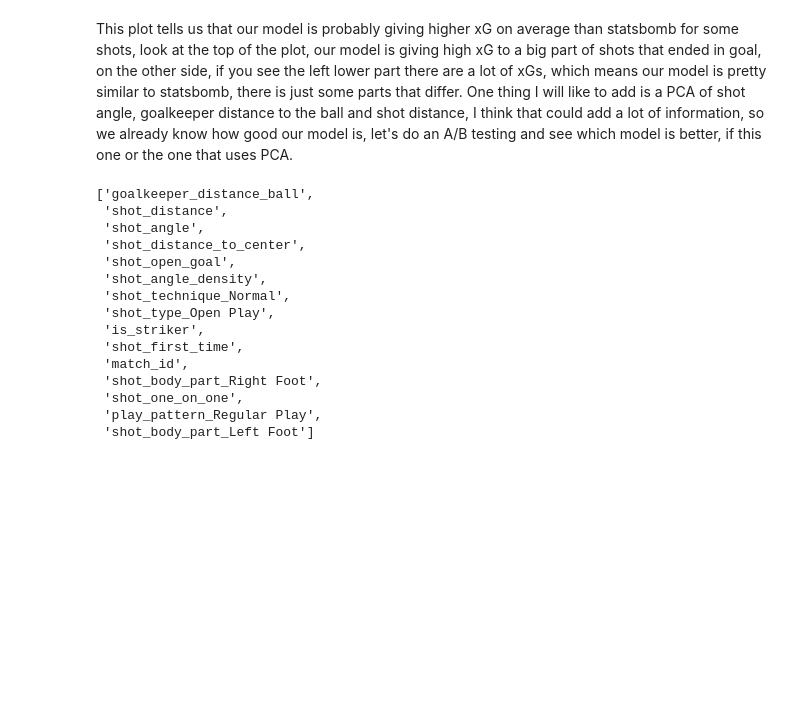
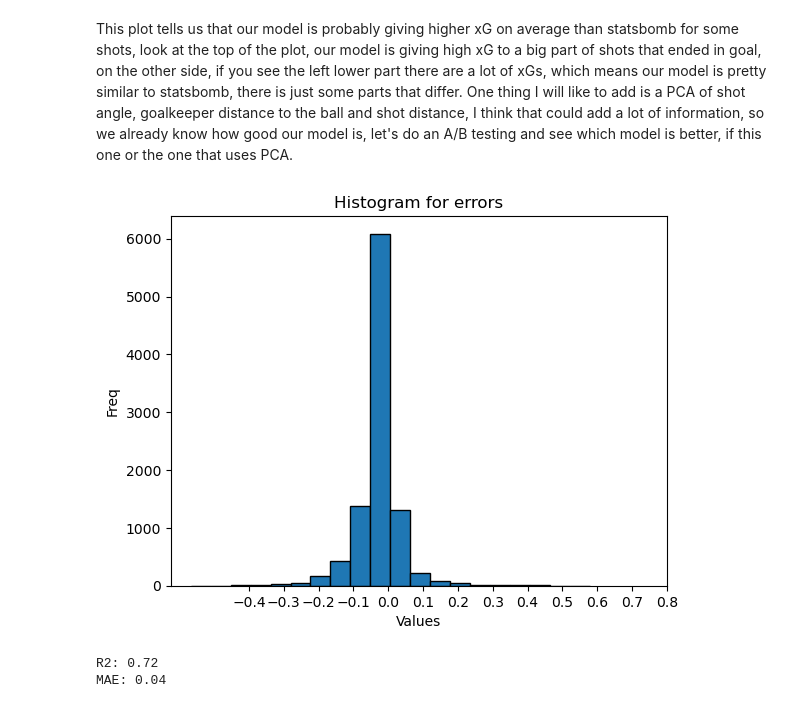
Before and after one commit to juanfortunof/xG-model, a Jupyter notebook: xG.ipynb, the cells around one changed output. Drawn from its saved outputs; the diff is of its cells as text; code cells hidden in the pictures; blank space fills up the shorter version.

```diff
--- a/xG.ipynb
+++ b/xG.ipynb
@@ -639,19 +673,4 @@ shot_distance_angle_pca = pca.fit_transform(inputs1[['shot_distance', 'shot_angl
 # %%
 inputs1['shot_distance_angle_PCA'] = shot_distance_angle_pca
 # %%
+data_w_PCA = inputs1[top_features1 + ['match_id', 'id', 'shot_distance_angle_PCA']].iloc[:, 3:]
-# %% [output]
-['goalkeeper_distance_ball',
- 'shot_distance',
- 'shot_angle',
- 'shot_distance_to_center',
- 'shot_open_goal',
- 'shot_angle_density',
- 'shot_technique_Normal',
- 'shot_type_Open Play',
- 'is_striker',
- 'shot_first_time',
- 'match_id',
- 'shot_body_part_Right Foot',
- 'shot_one_on_one',
- 'play_pattern_Regular Play',
- 'shot_body_part_Left Foot']
@@ -666,0 +677,16 @@ inputs1['shot_distance_angle_PCA'] = shot_distance_angle_pca
+# %%
+X_train2, y_train2, X_val2, y_val2, X_test2, y_test2 = get_train_val_test(data_w_PCA, y, ['match_id', 'id'], 'shot_outcome')
+# %%
+LR2, y_pred2, xg_pred2, weights2 = train_predict(X_train2, y_train2, X_val2, 'shot_outcome', 1.3)
+# %%
+y_val2['pred'] = xg_pred2
+y_val2['error'] = y_val2['shot_statsbomb_xg'] - y_val2['pred']
+# %%
+plot_error(y_val2['error'])
+# %% [output]
+[figure, added]
+# %%
+get_R2_MAE(y_val2['shot_statsbomb_xg'], y_val2['pred'])
+# %% [output]
+R2: 0.72
+MAE: 0.04
```
Also changed, not shown: parts of 31 cells of this notebook.
